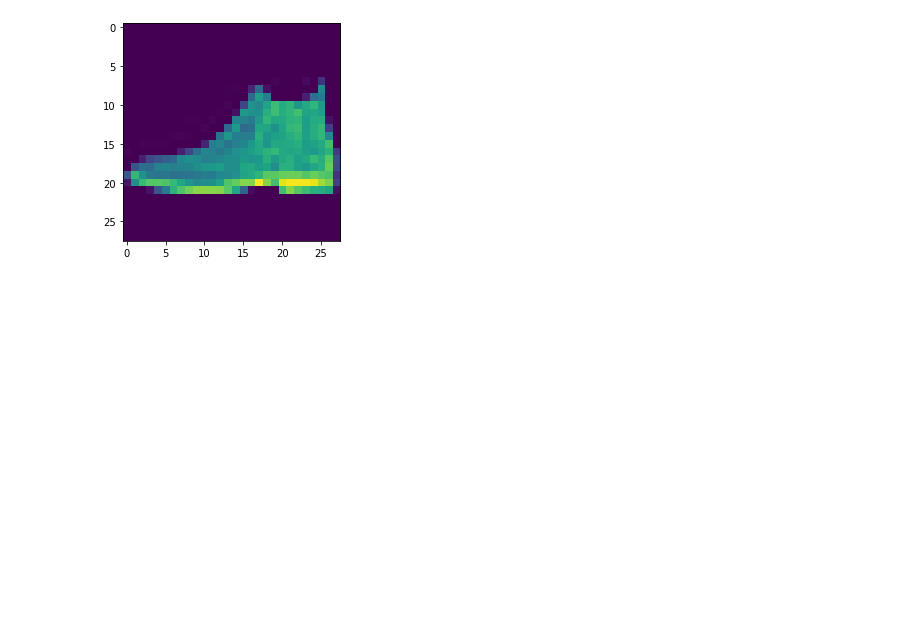
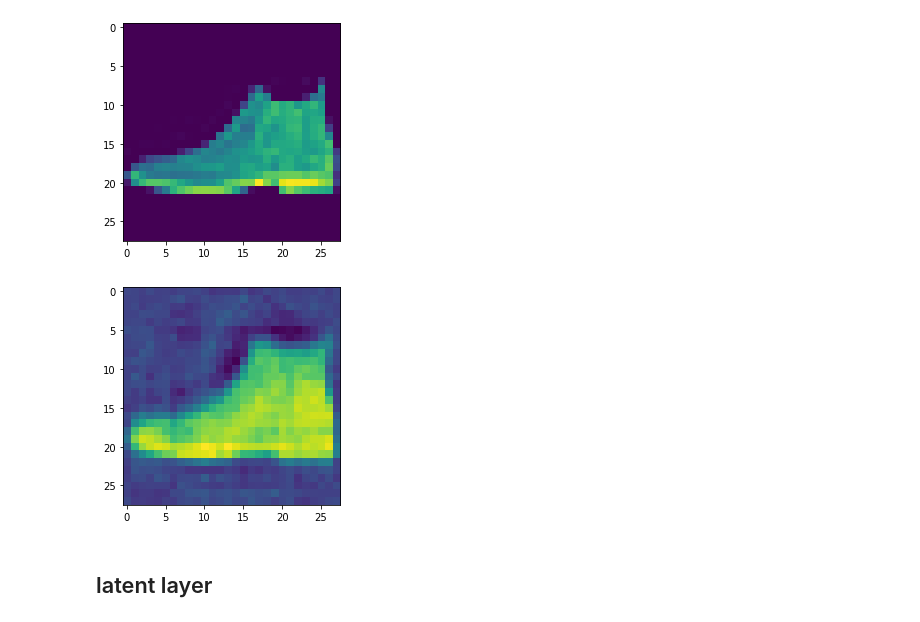
Before and after one commit to moodlep/vae_playground, a Jupyter notebook: colab_notebooks/autoencoder.ipynb, the cells around one changed output. Cells and saved outputs as stored; diff of their text form; code cells hidden in the pictures; blank space fills up the shorter version.

```diff
--- a/colab_notebooks/autoencoder.ipynb
+++ b/colab_notebooks/autoencoder.ipynb
@@ -182,3 +176,9 @@ plt.imshow(test_data.data[0])
 plt.show()
 # %% [output]
 [figure]
+# %%
+eval()
+# %% [output]
+[figure, added]
+# %% [markdown]
+## latent layer
```
Also changed, not shown: parts of 21 cells of this notebook.
